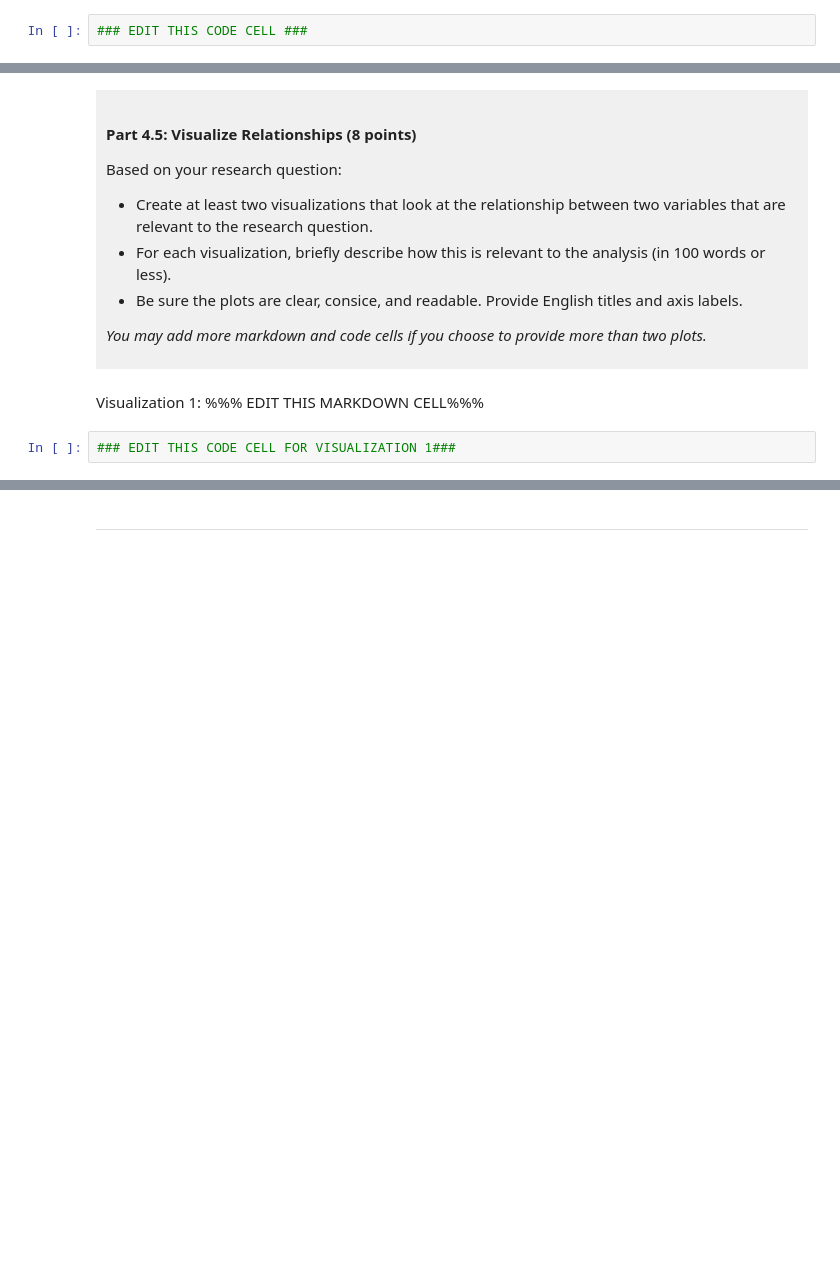
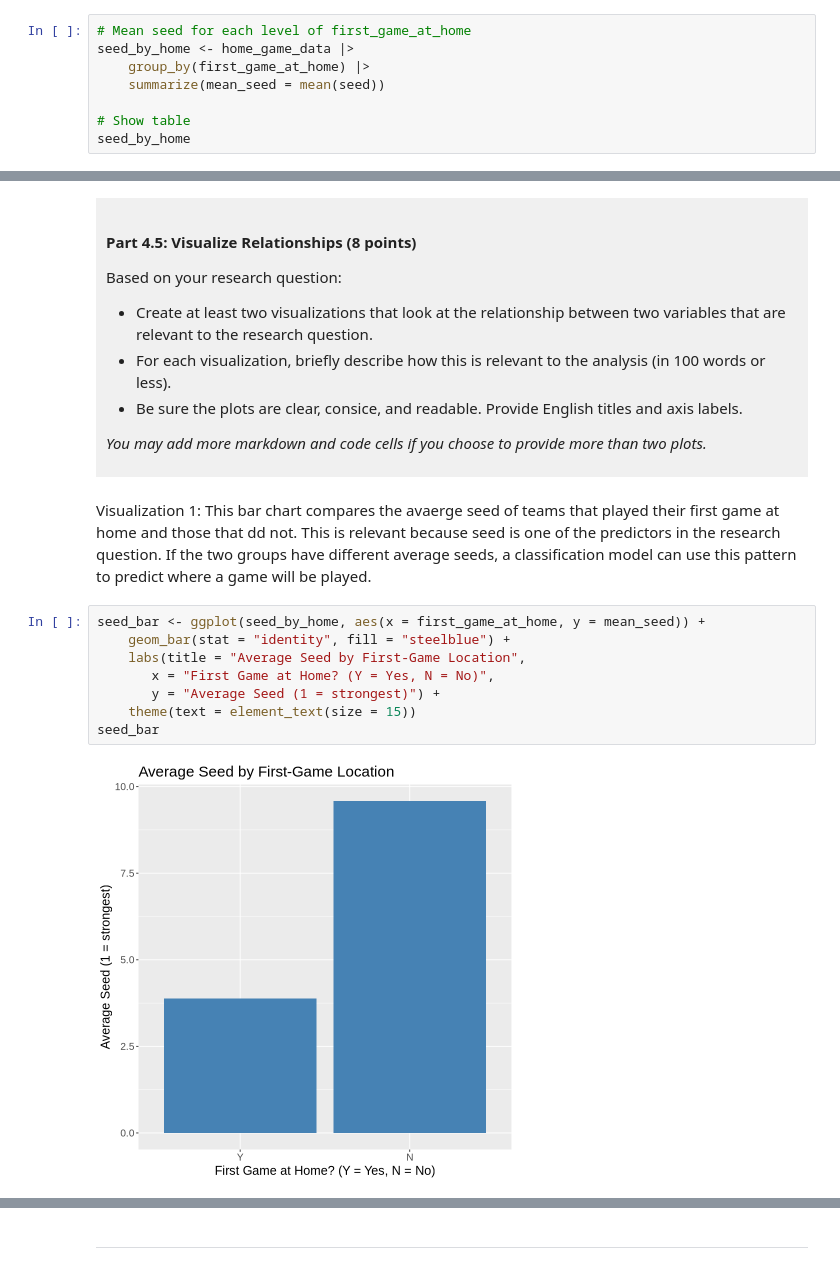
Before and after one commit to danielluo239/dsci-100-project-2026, a Jupyter notebook: dsci-100-project-notebook.ipynb, the cells around one changed output, grey strips where cells are left out. Drawn from its saved outputs; the diff is of its cells as text; blank space fills up the shorter version.

```diff
--- a/dsci-100-project-notebook.ipynb
+++ b/dsci-100-project-notebook.ipynb
@@ -289,4 +346,10 @@ You will refine your research question (if needed) and produce a tidy data set.
 - Show the outputted table.
 </div>
 # %%
-### EDIT THIS CODE CELL ###
+# Mean seed for each level of first_game_at_home
+seed_by_home <- home_game_data |>
+    group_by(first_game_at_home) |>
+    summarize(mean_seed = mean(seed))
+
+# Show table
+seed_by_home
@@ -324,7 +412,15 @@ Based on your research question:
 *You may add more markdown and code cells if you choose to provide more than two plots.*
 </div>
 # %% [markdown]
-Visualization 1: %%% EDIT THIS MARKDOWN CELL%%%
+Visualization 1: This bar chart compares the avaerge seed of teams that played their first game at home and those that dd not. This is relevant because seed is one of the predictors in the research question. If the two groups have different average seeds, a classification model can use this pattern to predict where a game will be played.
 # %%
-### EDIT THIS CODE CELL FOR VISUALIZATION 1###
+seed_bar <- ggplot(seed_by_home, aes(x = first_game_at_home, y = mean_seed)) +
+    geom_bar(stat = "identity", fill = "steelblue") +
+    labs(title = "Average Seed by First-Game Location",
+       x = "First Game at Home? (Y = Yes, N = No)",
+       y = "Average Seed (1 = strongest)") +
+    theme(text = element_text(size = 15))
+seed_bar
+# %% [output]
+[figure, added]
 # %% [markdown]
```
Also changed, not shown: parts of 8 cells of this notebook.
